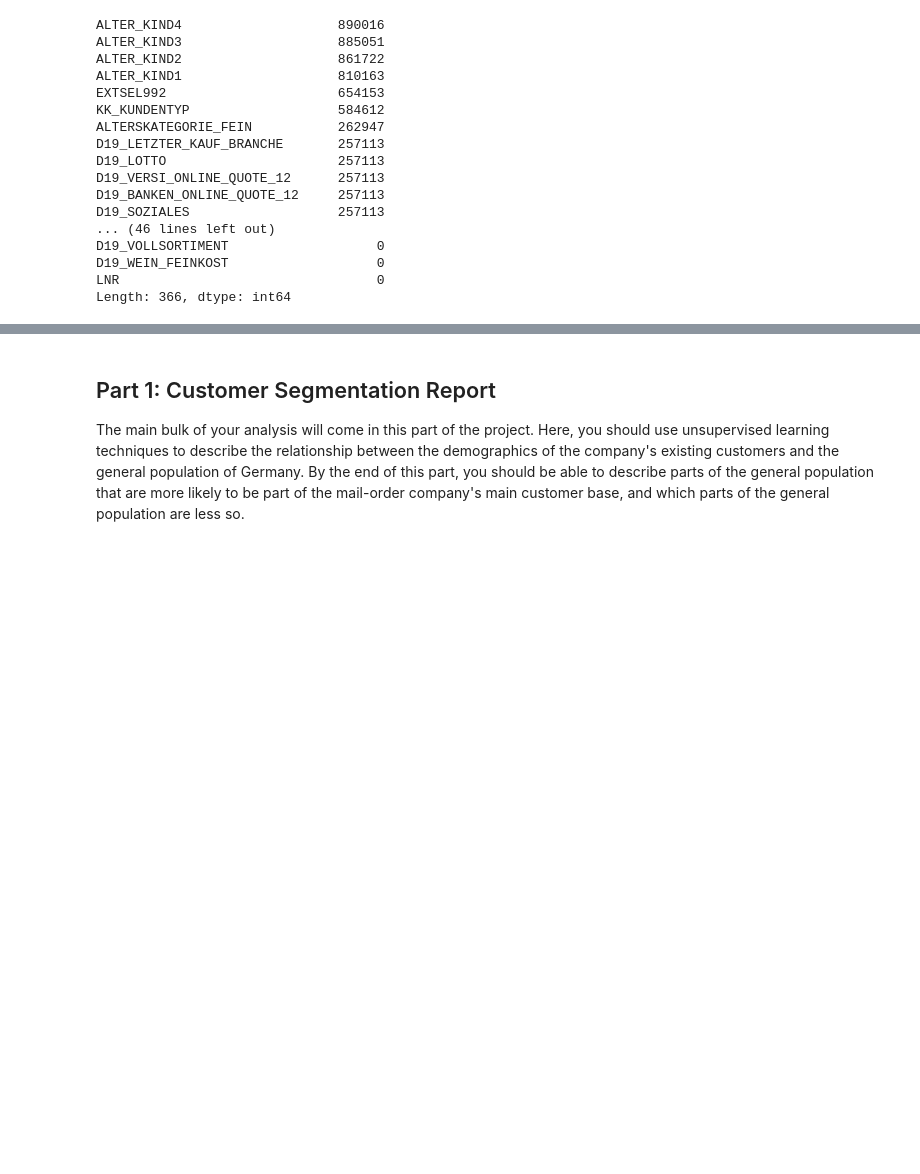
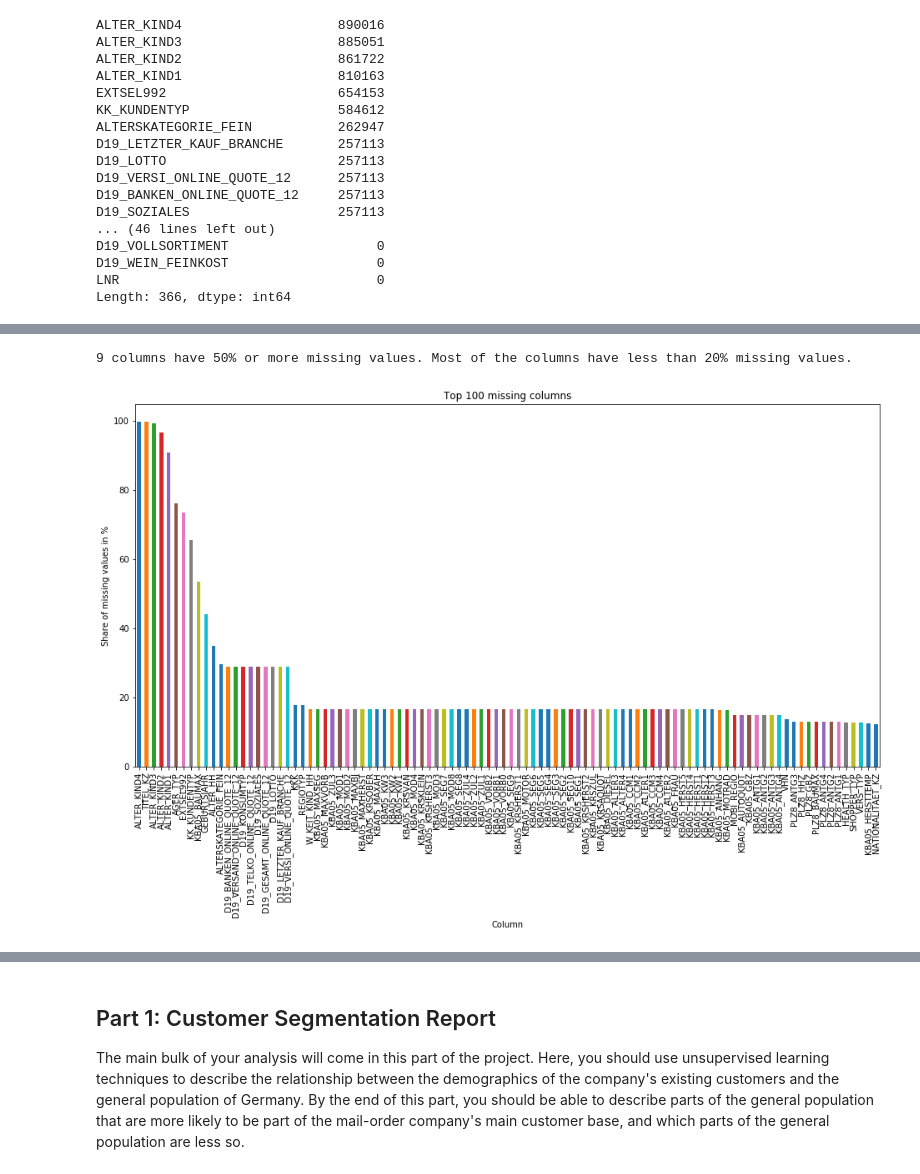
Before and after one commit to nadinepuetzer/arvato_capstone_project, a Jupyter notebook: Arvato Project Workbook.ipynb, the cells around one changed output, grey strips where cells are left out. Saved outputs shown, nothing was run; the diff lists cells and outputs as text; code cells hidden in the pictures; blank space fills up the shorter version.

```diff
--- a/Arvato Project Workbook.ipynb
+++ b/Arvato Project Workbook.ipynb
@@ -290,0 +425,4 @@ plt.show()
+# %%
+# Share of missing values
+column_missing_values_perc = column_missing_values/len(azdias_1) * 100
+column_missing_values_perc
@@ -290,0 +447,12 @@ plt.show()
+# %%
+# Top 100 columns with highest share of missing values in %
+column_missing_values_perc.head(100).plot.bar(figsize=(16,8))
+plt.title('Top 100 missing columns')
+plt.xlabel("Column")
+plt.ylabel("Share of missing values in %")
+plt.show
+
+print("9 columns have 50% or more missing values. Most of the columns have less than 20% missing values.")
+# %% [output]
+9 columns have 50% or more missing values. Most of the columns have less than 20% missing values.
+[figure, added]
```
Also changed, not shown: parts of 31 cells of this notebook.
